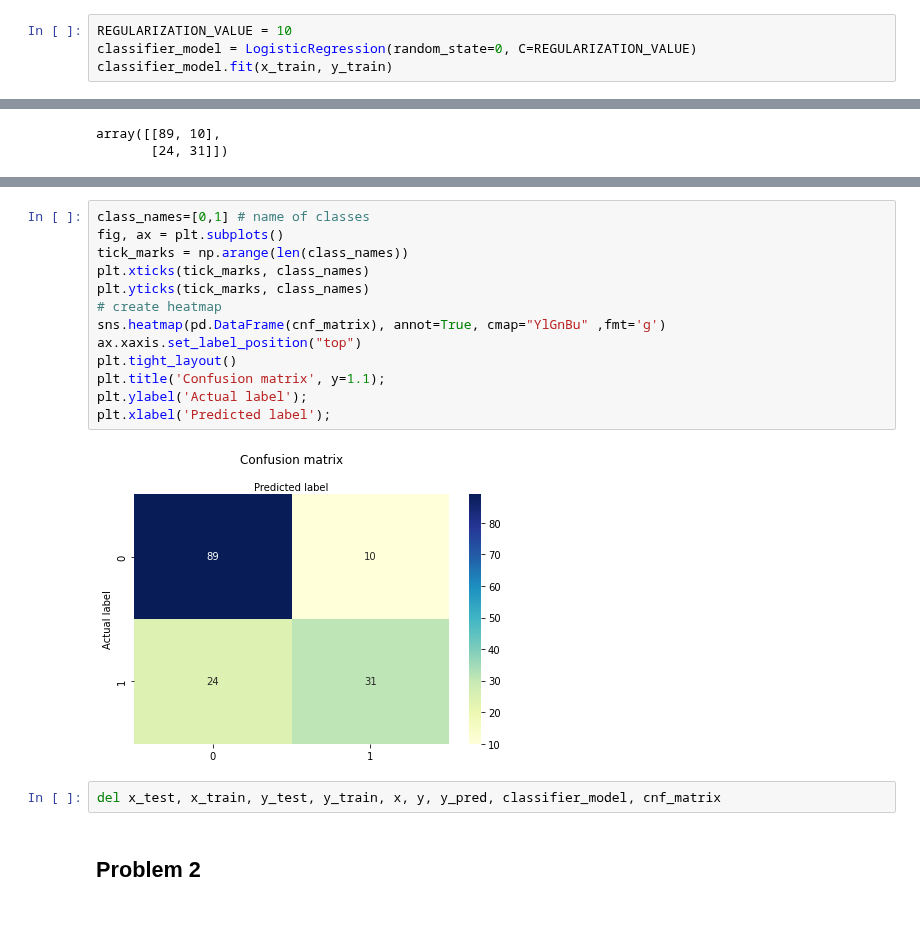
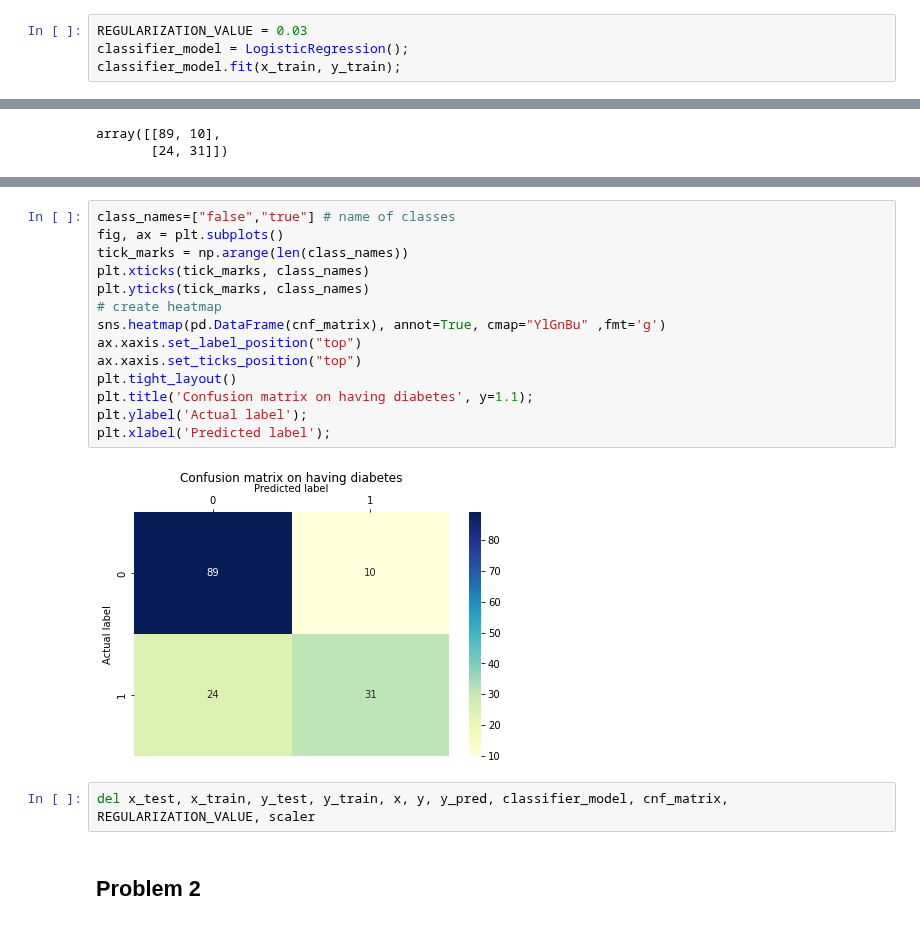
Before and after one commit to A-Hudson-0117/MachineLearning-Intro, a Jupyter notebook: logistic regression (hw 2)/logistic regression.ipynb, the cells around one changed output, grey strips where cells are left out. Cells and saved outputs as stored; diff of their text form.

```diff
--- a/logistic regression (hw 2)/logistic regression.ipynb
+++ b/logistic regression (hw 2)/logistic regression.ipynb
@@ -98,6 +98,6 @@ x_test.shape
 # %% [output]
 (154, 8)
 # %%
-REGULARIZATION_VALUE = 10
-classifier_model = LogisticRegression(random_state=0, C=REGULARIZATION_VALUE)
-classifier_model.fit(x_train, y_train)
+REGULARIZATION_VALUE = 0.03
+classifier_model = LogisticRegression();
+classifier_model.fit(x_train, y_train);
@@ -125,20 +148,21 @@ Recall: 56.36363636363636%
 # %%
-class_names=[0,1] # name of classes
+class_names=["false","true"] # name of classes
 fig, ax = plt.subplots()
 tick_marks = np.arange(len(class_names))
 plt.xticks(tick_marks, class_names)
 plt.yticks(tick_marks, class_names)
 # create heatmap
 sns.heatmap(pd.DataFrame(cnf_matrix), annot=True, cmap="YlGnBu" ,fmt='g')
 ax.xaxis.set_label_position("top")
+ax.xaxis.set_ticks_position("top")
 plt.tight_layout()
-plt.title('Confusion matrix', y=1.1);
+plt.title('Confusion matrix on having diabetes', y=1.1);
 plt.ylabel('Actual label');
 plt.xlabel('Predicted label');
 # %% [output]
-[figure, old version]
+[figure, new version]
 # %%
-del x_test, x_train, y_test, y_train, x, y, y_pred, classifier_model, cnf_matrix
+del x_test, x_train, y_test, y_train, x, y, y_pred, classifier_model, cnf_matrix, REGULARIZATION_VALUE, scaler
 # %% [markdown]
 ## Problem 2
 # %% [markdown]
```
Also changed, not shown: parts of 51 cells of this notebook.
